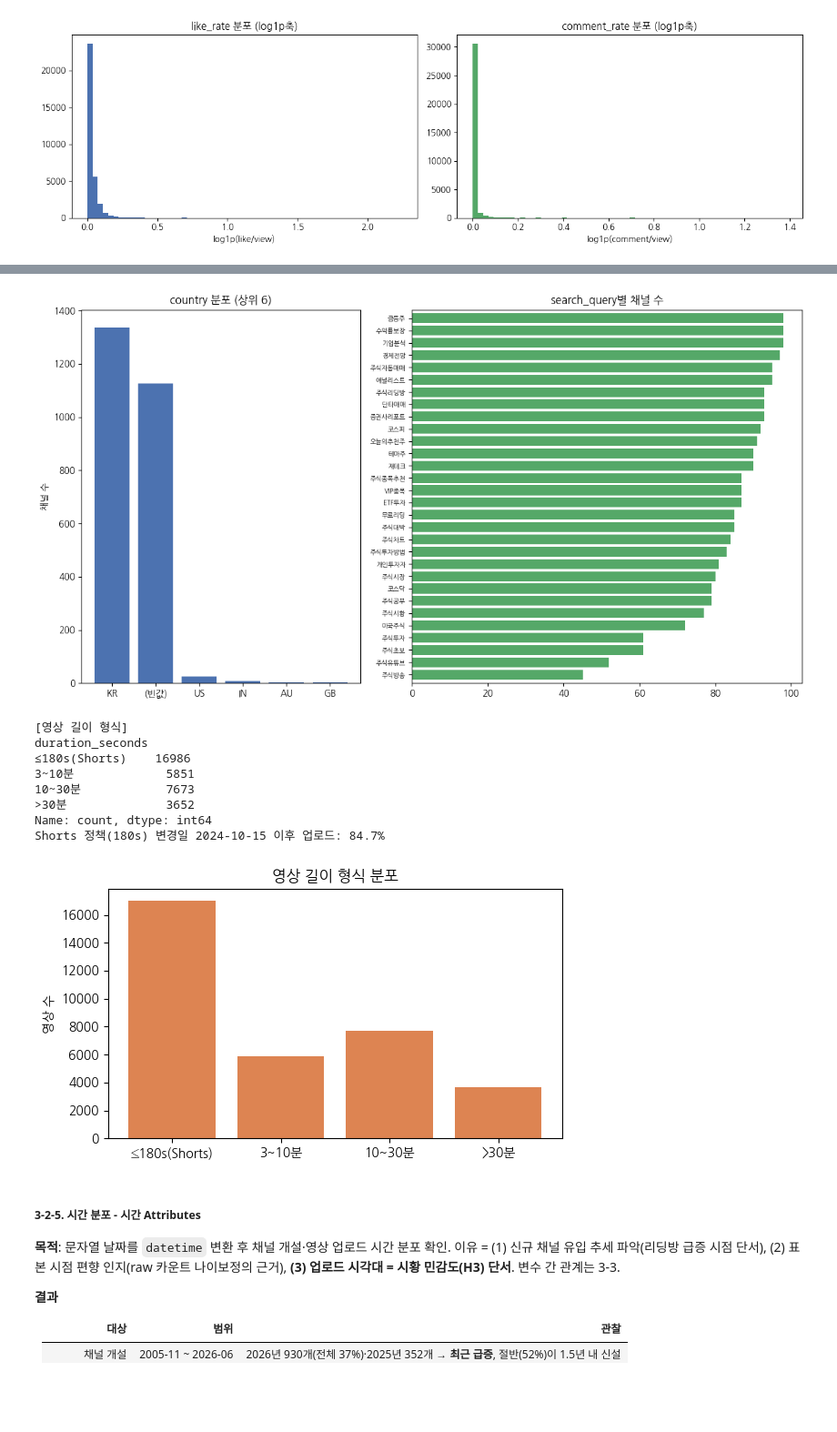
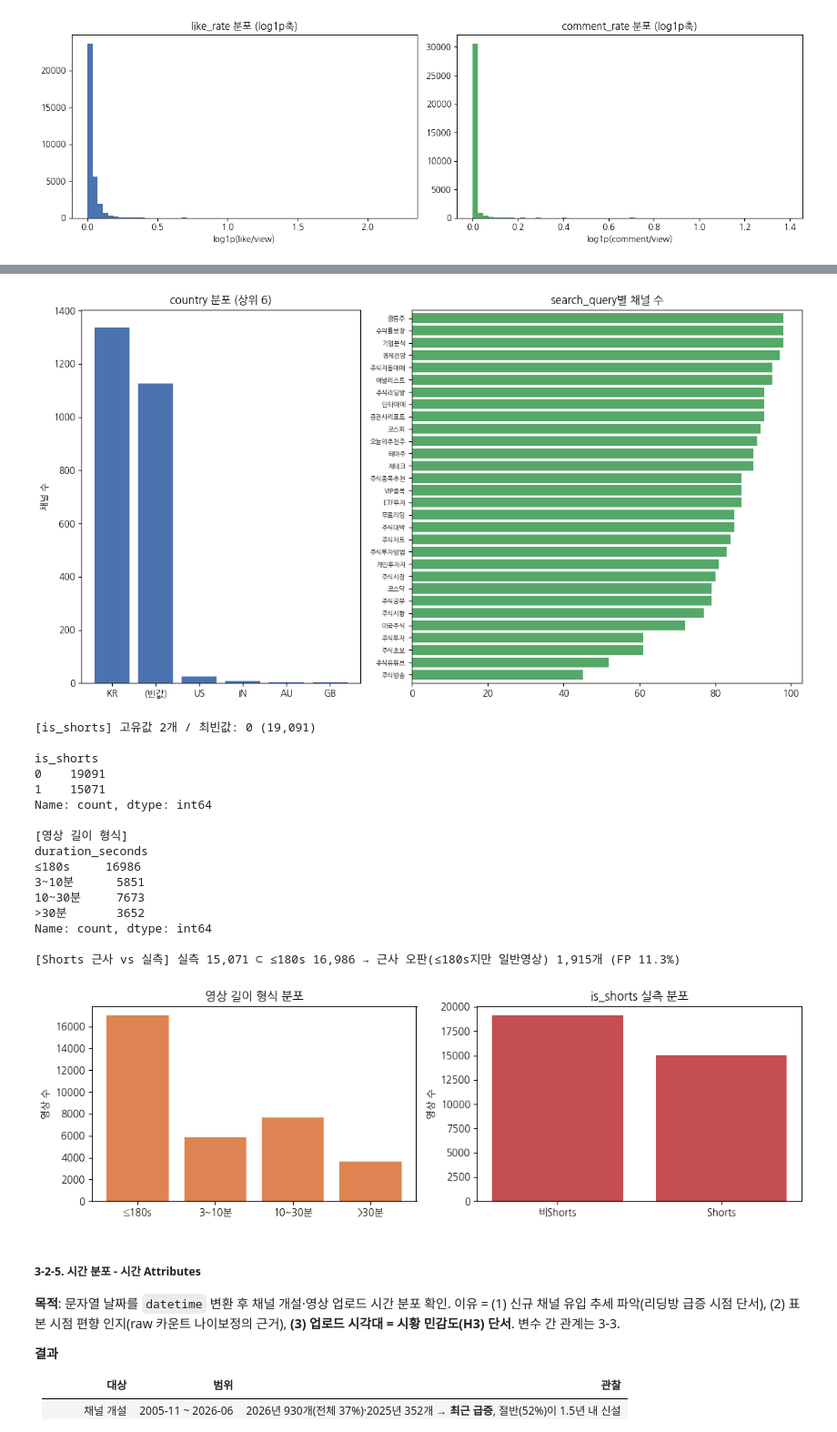
Before and after one commit to songyaeji/StockGuard_for_YouTube, a Jupyter notebook: notebooks/preprocessing.ipynb, the cells around one changed output, grey strips where cells are left out. Shown at 91% size. Saved outputs shown, nothing was run; the diff lists cells and outputs as text; code cells hidden in the pictures; blank space fills up the shorter version.

```diff
--- a/notebooks/preprocessing.ipynb
+++ b/notebooks/preprocessing.ipynb
@@ -451,47 +452,65 @@ ax[0].bar(cc.index, cc.values, color='#4c72b0'); ax[0].set_title('country 분포
 ax[0].set_ylabel('채널 수')
 ax[1].barh(sq.index[::-1], sq.values[::-1], color='#55a868'); ax[1].set_title('search_query별 채널 수')
 ax[1].tick_params(axis='y', labelsize=7); ax[1].margins(y=0.01)
 plt.tight_layout(); plt.show()
 
-# 영상 길이 형식 (duration_seconds → 범주 파생: Shorts/일반/장문)
-# YouTube Shorts 정책 = 180s(2024-10-15 변경). 데이터 84.7%가 정책 후 업로드 → 180s 기준
+# is_shorts (영상, 실측 Shorts 라벨 — redirect 판별 후 DB 기록)
+print('\n', show_categorical(df_videos['is_shorts'], 'is_shorts'), sep='')
+
+# 영상 길이 형식 (duration_seconds → 길이 구간. Shorts는 실측 is_shorts로 별도 판정)
 dur_bucket = pd.cut(df_videos['duration_seconds'], [-1, 180, 600, 1800, np.inf],
-                    labels=['≤180s(Shorts)', '3~10분', '10~30분', '>30분'])
-db = dur_bucket.value_counts().reindex(['≤180s(Shorts)', '3~10분', '10~30분', '>30분'])
+                    labels=['≤180s', '3~10분', '10~30분', '>30분'])
+db = dur_bucket.value_counts().reindex(['≤180s', '3~10분', '10~30분', '>30분'])
 print('\n[영상 길이 형식]'); print(db)
-_vp = pd.to_datetime(df_videos['published_at'], format='ISO8601', utc=True)
-print(f'Shorts 정책(180s) 변경일 2024-10-15 이후 업로드: {(_vp >= pd.Timestamp("2024-10-15", tz="UTC")).mean()*100:.1f}%')
-fig2, ax2 = plt.subplots(figsize=(6, 3.5))
-ax2.bar(db.index, db.values, color='#dd8452'); ax2.set_title('영상 길이 형식 분포'); ax2.set_ylabel('영상 수')
+
+# 길이 근사(≤180s) vs 실측 is_shorts 교차 — 근사 오차 확인
+_approx = (df_videos['duration_seconds'] <= 180)
+_real   = (df_videos['is_shorts'] == 1)
+_fp = int((_approx & ~_real).sum())
+print(f'\n[Shorts 근사 vs 실측] 실측 {int(_real.sum()):,} ⊂ ≤180s {int(_approx.sum()):,}'
+      f' → 근사 오판(≤180s지만 일반영상) {_fp:,}개 (FP {_fp/_approx.sum()*100:.1f}%)')
+
+fig2, ax2 = plt.subplots(1, 2, figsize=(11, 3.5))
+ax2[0].bar(db.index, db.values, color='#dd8452'); ax2[0].set_title('영상 길이 형식 분포'); ax2[0].set_ylabel('영상 수')
+isd = df_videos['is_shorts'].map({1: 'Shorts', 0: '비Shorts'}).value_counts()
+ax2[1].bar(isd.index, isd.values, color='#c44e52'); ax2[1].set_title('is_shorts 실측 분포'); ax2[1].set_ylabel('영상 수')
 plt.tight_layout(); plt.show()
 # %% [output]
 [country] 고유값 11개 / 최빈값: KR (1,337)
 country
 KR      1337
 (빈값)    1126
 US        26
 IN         8
 AU         4
 GB         2
 NZ         1
 HK         1
 Name: count, dtype: int64
 
 ... (13 lines left out)
 0    31736
 1     2426
 Name: count, dtype: int64
 [country] 고유값 11개 / 최빈값: KR (1,337)
 [figure]
+[is_shorts] 고유값 2개 / 최빈값: 0 (19,091)
+
+is_shorts
+0    19091
+1    15071
+Name: count, dtype: int64
+
 [영상 길이 형식]
 duration_seconds
-≤180s(Shorts)    16986
-3~10분             5851
-10~30분            7673
->30분              3652
+≤180s     16986
+3~10분      5851
+10~30분     7673
+>30분       3652
 Name: count, dtype: int64
-Shorts 정책(180s) 변경일 2024-10-15 이후 업로드: 84.7%
+
+[Shorts 근사 vs 실측] 실측 15,071 ⊂ ≤180s 16,986 → 근사 오판(≤180s지만 일반영상) 1,915개 (FP 11.3%)
-[figure, old version]
+[figure, new version]
 # %% [markdown]
 ##### 3-2-5. 시간 분포 - 시간 Attributes
 **목적**: 문자열 날짜를 `datetime` 변환 후 채널 개설·영상 업로드 시간 분포 확인. 이유 = (1) 신규 채널 유입 추세 파악(리딩방 급증 시점 단서), (2) 표본 시점 편향 인지(raw 카운트 나이보정의 근거), **(3) 업로드 시각대 = 시황 민감도(H3) 단서**. 변수 간 관계는 3-3.
```
Also changed, not shown: parts of 6 cells of this notebook.
